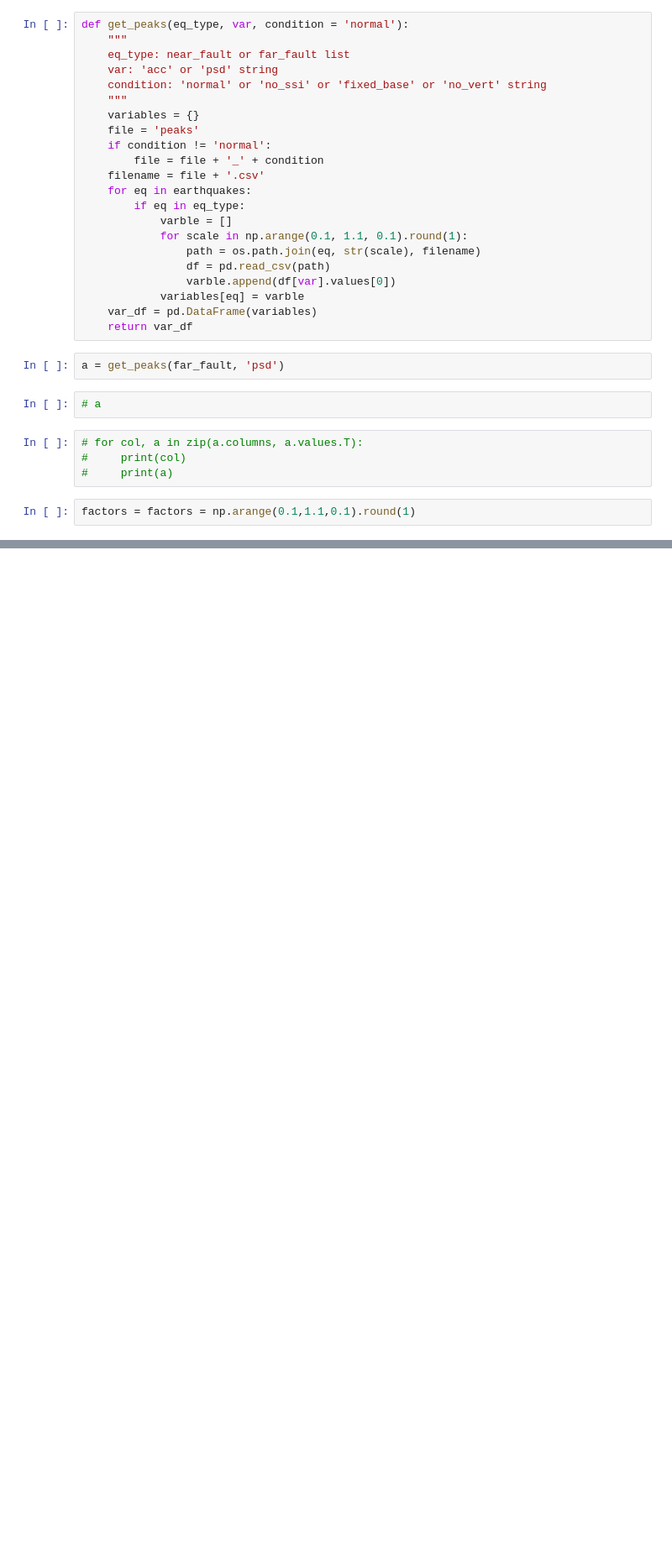
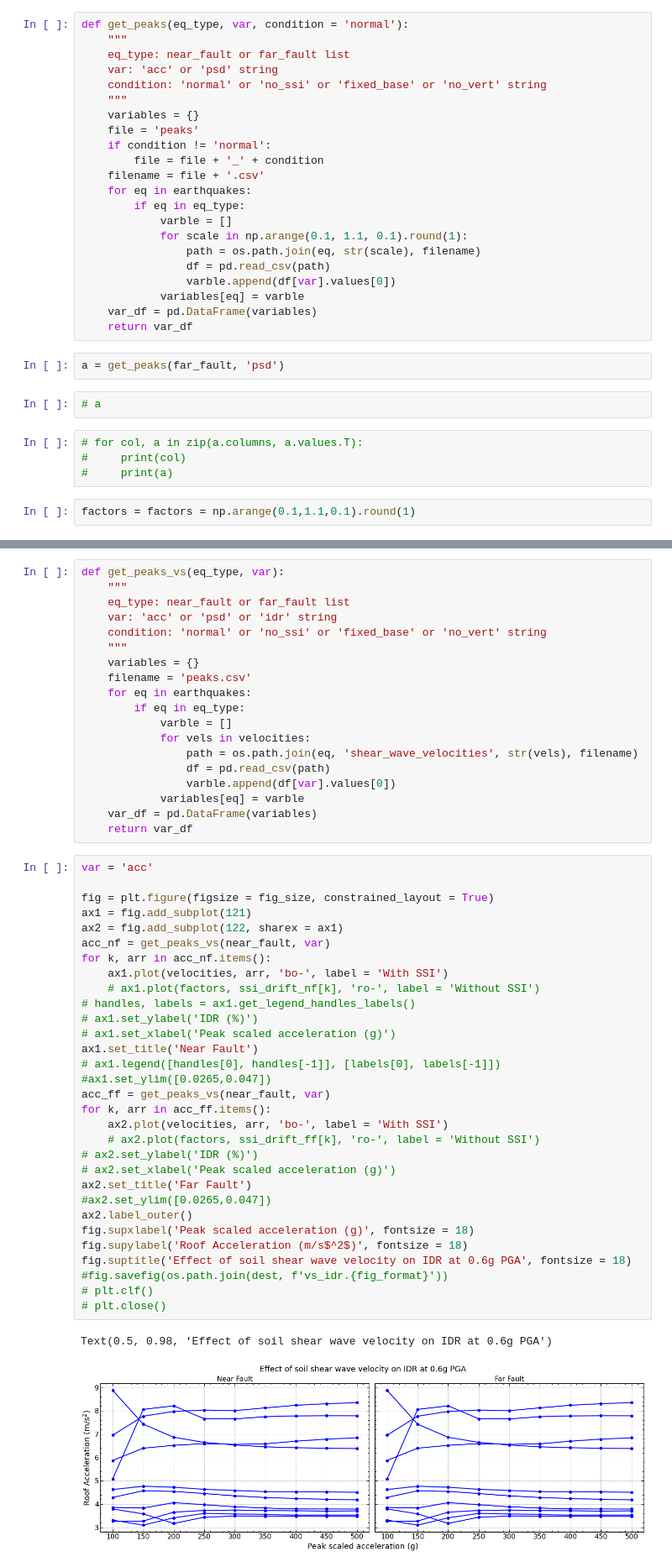
Before and after one commit to nkalauni/low-cost-base-isolation, a Jupyter notebook: plotter.ipynb, the cells around one changed output, grey strips where cells are left out. Shown at 84% size. Cells and saved outputs as stored; diff of their text form; blank space fills up the shorter version.

Commit message:
update earthquake scaling

```diff
--- a/plotter.ipynb
+++ b/plotter.ipynb
@@ -398,0 +403,53 @@ Text(0.02, 0.5, 'Roof Acceleration (m/s$^2$)')
+# %%
+def get_peaks_vs(eq_type, var):
+    """
+    eq_type: near_fault or far_fault list
+    var: 'acc' or 'psd' or 'idr' string
+    condition: 'normal' or 'no_ssi' or 'fixed_base' or 'no_vert' string
+    """
+    variables = {}
+    filename = 'peaks.csv'
+    for eq in earthquakes:
+        if eq in eq_type:
+            varble = []
+            for vels in velocities:
+                path = os.path.join(eq, 'shear_wave_velocities', str(vels), filename)
+                df = pd.read_csv(path)
+                varble.append(df[var].values[0])
+            variables[eq] = varble
+    var_df = pd.DataFrame(variables)
+    return var_df
+# %%
+var = 'acc'
+
+fig = plt.figure(figsize = fig_size, constrained_layout = True)
+ax1 = fig.add_subplot(121)
+ax2 = fig.add_subplot(122, sharex = ax1)
+acc_nf = get_peaks_vs(near_fault, var)
+for k, arr in acc_nf.items():
+    ax1.plot(velocities, arr, 'bo-', label = 'With SSI')
+    # ax1.plot(factors, ssi_drift_nf[k], 'ro-', label = 'Without SSI')
+# handles, labels = ax1.get_legend_handles_labels()
+# ax1.set_ylabel('IDR (%)')
+# ax1.set_xlabel('Peak scaled acceleration (g)')
+ax1.set_title('Near Fault')
+# ax1.legend([handles[0], handles[-1]], [labels[0], labels[-1]])
+#ax1.set_ylim([0.0265,0.047])
+acc_ff = get_peaks_vs(near_fault, var)
+for k, arr in acc_ff.items():
+    ax2.plot(velocities, arr, 'bo-', label = 'With SSI')
+    # ax2.plot(factors, ssi_drift_ff[k], 'ro-', label = 'Without SSI')
+# ax2.set_ylabel('IDR (%)')
+# ax2.set_xlabel('Peak scaled acceleration (g)')
+ax2.set_title('Far Fault')
+#ax2.set_ylim([0.0265,0.047])
+ax2.label_outer()
+fig.supxlabel('Peak scaled acceleration (g)', fontsize = 18)
+fig.supylabel('Roof Acceleration (m/s$^2$)', fontsize = 18)
+fig.suptitle('Effect of soil shear wave velocity on IDR at 0.6g PGA', fontsize = 18)
+#fig.savefig(os.path.join(dest, f'vs_idr.{fig_format}'))
+# plt.clf()
+# plt.close()
+# %% [output]
+Text(0.5, 0.98, 'Effect of soil shear wave velocity on IDR at 0.6g PGA')
+[figure, added]
```
Also changed, not shown: parts of 11 cells of this notebook, 24 other files.
